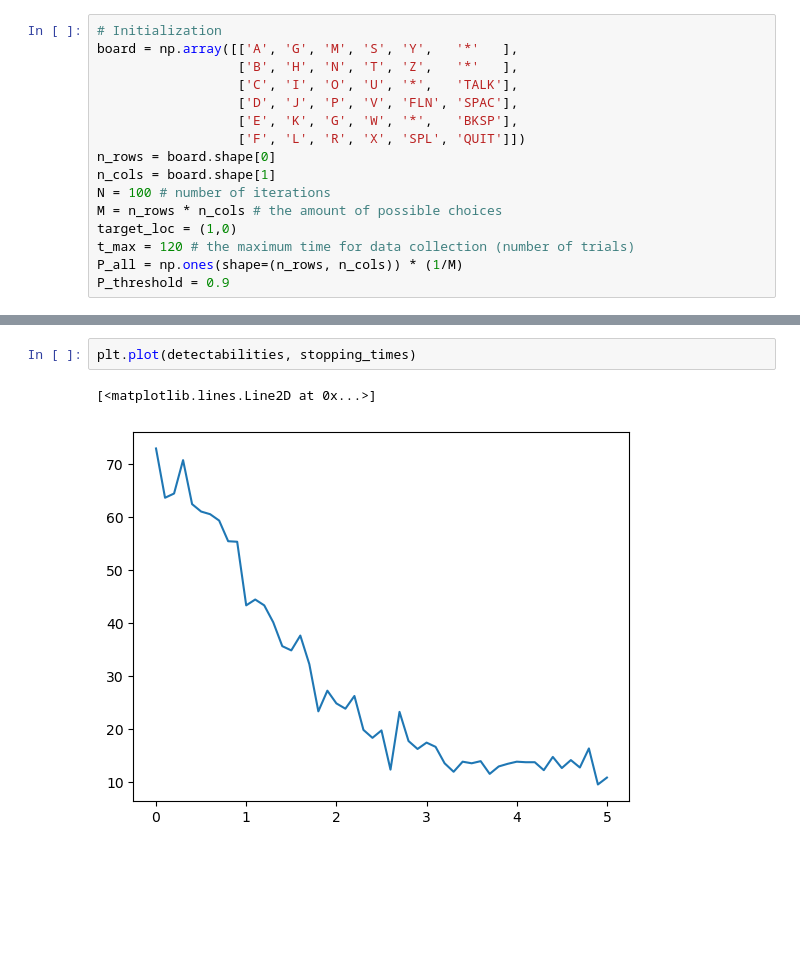
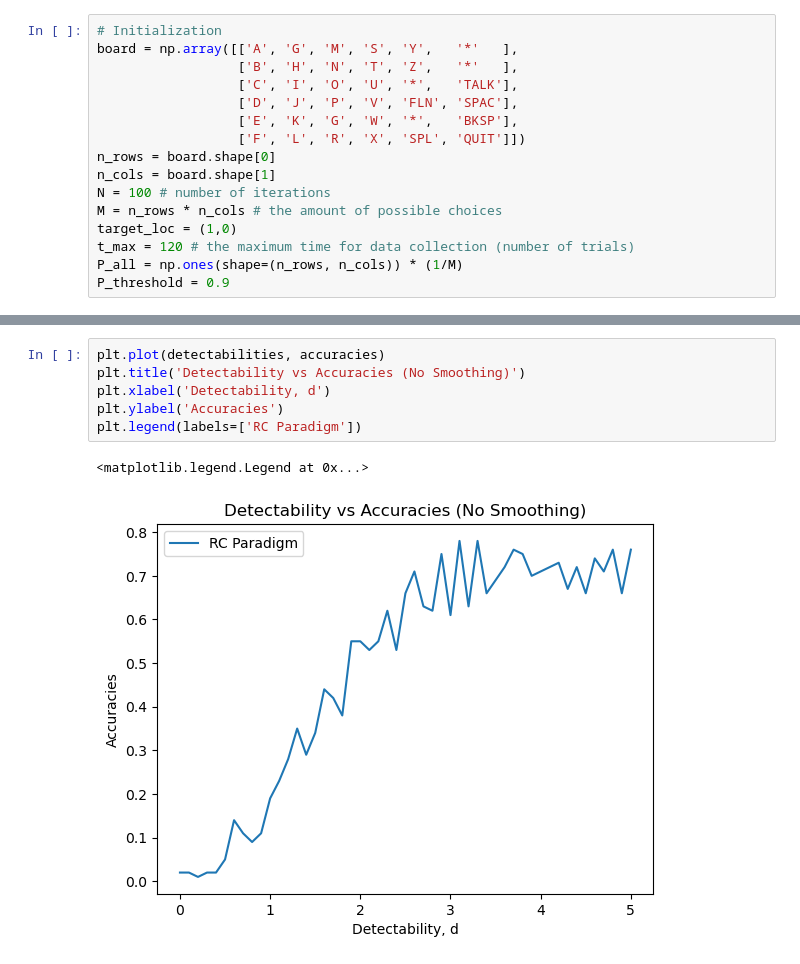
Before and after one commit to zs144/P300-BCI, a Jupyter notebook: Week3/monte-carlo-sim.ipynb, the cells around one changed output, grey strips where cells are left out. Drawn from its saved outputs; the diff is of its cells as text; blank space fills up the shorter version.

```diff
--- a/Week3/monte-carlo-sim.ipynb
+++ b/Week3/monte-carlo-sim.ipynb
@@ -225,5 +222,9 @@ plt.plot(detectabilities, accuracies)
-# %%
-plt.plot(detectabilities, stopping_times)
-# %% [output]
-[<matplotlib.lines.Line2D at 0x...>]
-[figure, removed]
+# %%
+plt.plot(detectabilities, accuracies)
+plt.title('Detectability vs Accuracies (No Smoothing)')
+plt.xlabel('Detectability, d')
+plt.ylabel('Accuracies')
+plt.legend(labels=['RC Paradigm'])
+# %% [output]
+<matplotlib.legend.Legend at 0x...>
+[figure, added]
```
Also changed, not shown: parts of 7 cells of this notebook, 4 other files.
